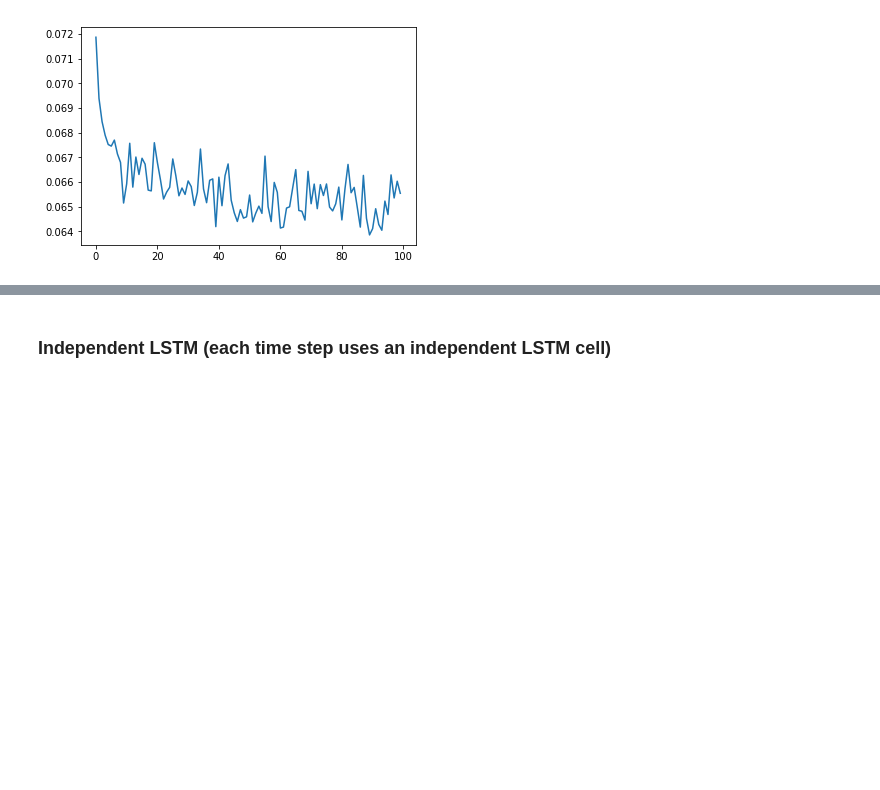
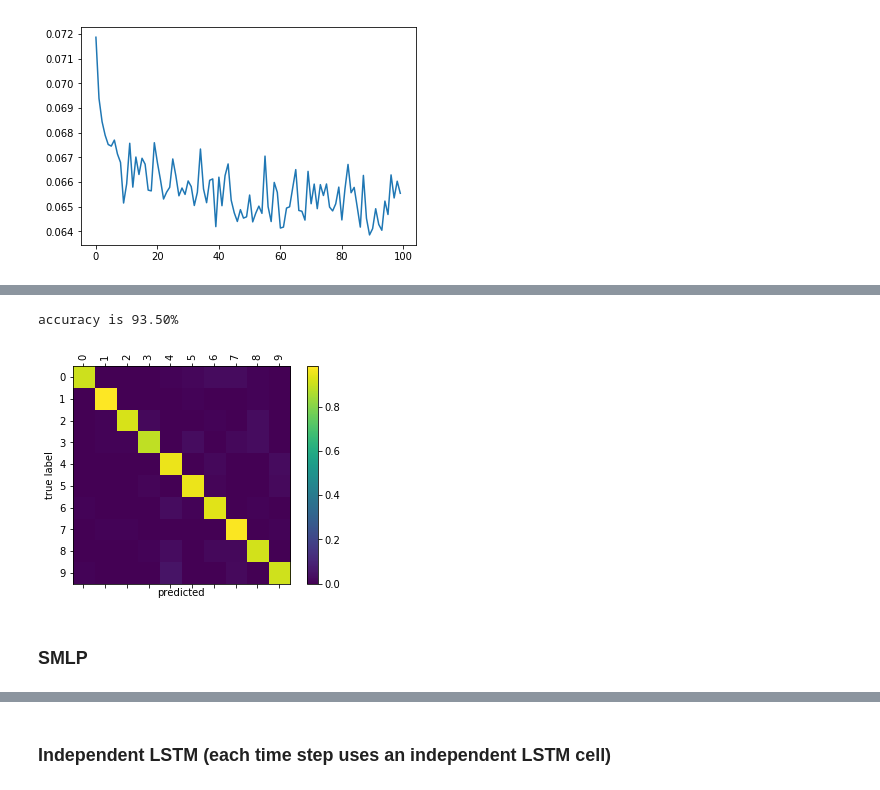
Before and after one commit to nathanwang000/sequence_fun, a Jupyter notebook: sequence_fun.ipynb, the cells around one changed output, grey strips where cells are left out. Saved outputs shown, nothing was run; the diff lists cells and outputs as text; code cells hidden in the pictures; blank space fills up the shorter version.

```diff
--- a/sequence_fun.ipynb
+++ b/sequence_fun.ipynb
@@ -151,0 +154,14 @@ accuracy is 89.00%
+# %%
+from lib.model import RNN_IMLP
+
+n_hidden = 300
+n_categories = 10
+net = RNN_IMLP(784, n_hidden, n_categories)
+net.set_max_length(3)
+
+optimizer = torch.optim.Adam(net.parameters())
+criterion = nn.NLLLoss()
+train_data = MNIST_add_data(train_set, min_length=1, max_length=3)
+
+trainer = TrainRNN(net, optimizer, criterion, train_data)
+trainer.train()
@@ -151,0 +186,10 @@ accuracy is 89.00%
+# %%
+n_categories = 10
+evaluation = Evaluation(net, MNIST_add_data(test_set, min_length=1, max_length=1))
+confusion = evaluation.confusion(n_categories, n_confusion=1000)
+plot_confusion(confusion)
+# %% [output]
+accuracy is 93.50%
+[figure, added]
+# %% [markdown]
+### SMLP
```
Also changed, not shown: parts of 17 cells of this notebook, 2 other files.
